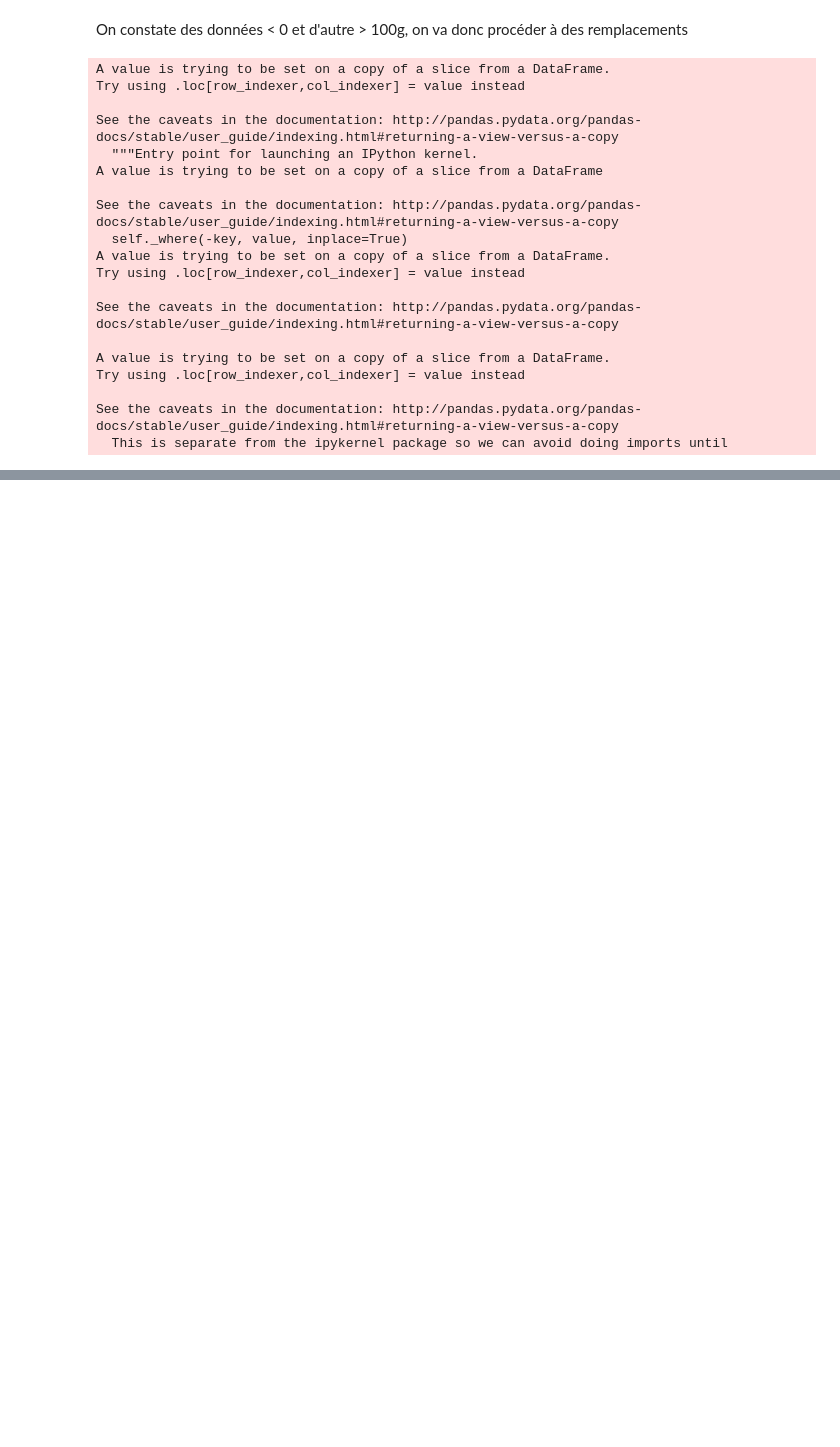
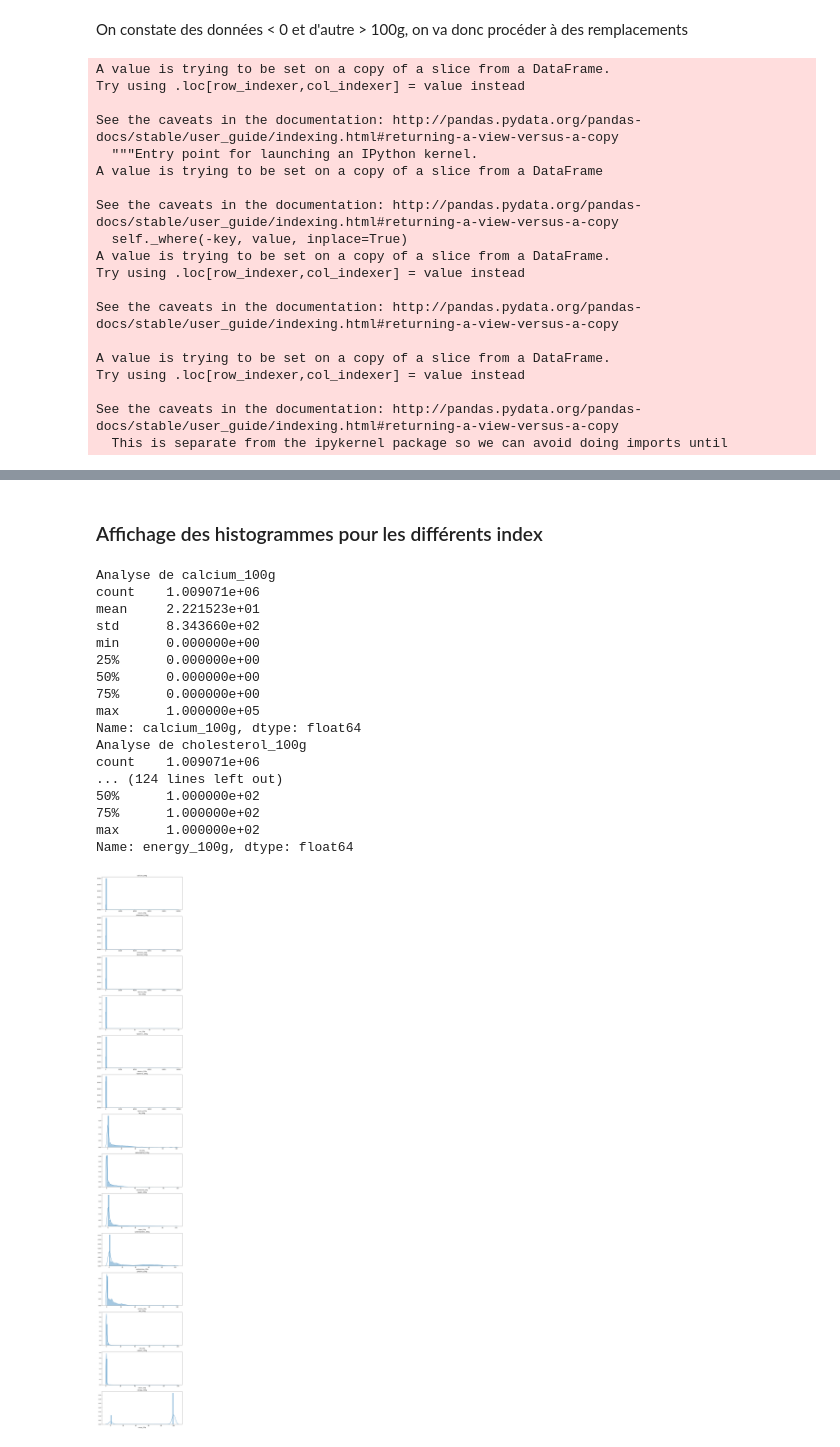
Before and after one commit to asaidomar/openclassrooms_projet3, a Jupyter notebook: projet3/main.ipynb, the cells around one changed output, grey strips where cells are left out. Saved outputs shown, nothing was run; the diff lists cells and outputs as text; code cells hidden in the pictures; blank space fills up the shorter version.

```diff
--- a/projet3/main.ipynb
+++ b/projet3/main.ipynb
@@ -315,0 +372,35 @@ ValueError: Could not interpret input 'calcium_100g'
+# %% [markdown]
+### Affichage des histogrammes pour les différents index
+# %%
+#
+columns  = all_columns
+n = len(columns)
+fig, ax = plt.subplots(n, 1, figsize=(12,n*6))
+
+for i, s in enumerate(columns):
+    try:
+        plt.sca(ax[i])
+        print(f"Analyse de {s}")
+        print(data_restricted_df[s].describe())
+        sns.distplot(data_restricted_df[s], kde=True, norm_hist=True)
+    except Exception as error:
+        print(f'{error} while the display')
+# %% [output]
+Analyse de calcium_100g
+count    1.009071e+06
+mean     2.221523e+01
+std      8.343660e+02
+min      0.000000e+00
+25%      0.000000e+00
+50%      0.000000e+00
+75%      0.000000e+00
+max      1.000000e+05
+Name: calcium_100g, dtype: float64
+Analyse de cholesterol_100g
+count    1.009071e+06
+... (124 lines left out)
+50%      1.000000e+02
+75%      1.000000e+02
+max      1.000000e+02
+Name: energy_100g, dtype: float64
+[figure, added]
```
Also changed, not shown: parts of 46 cells of this notebook, 1 other file.
